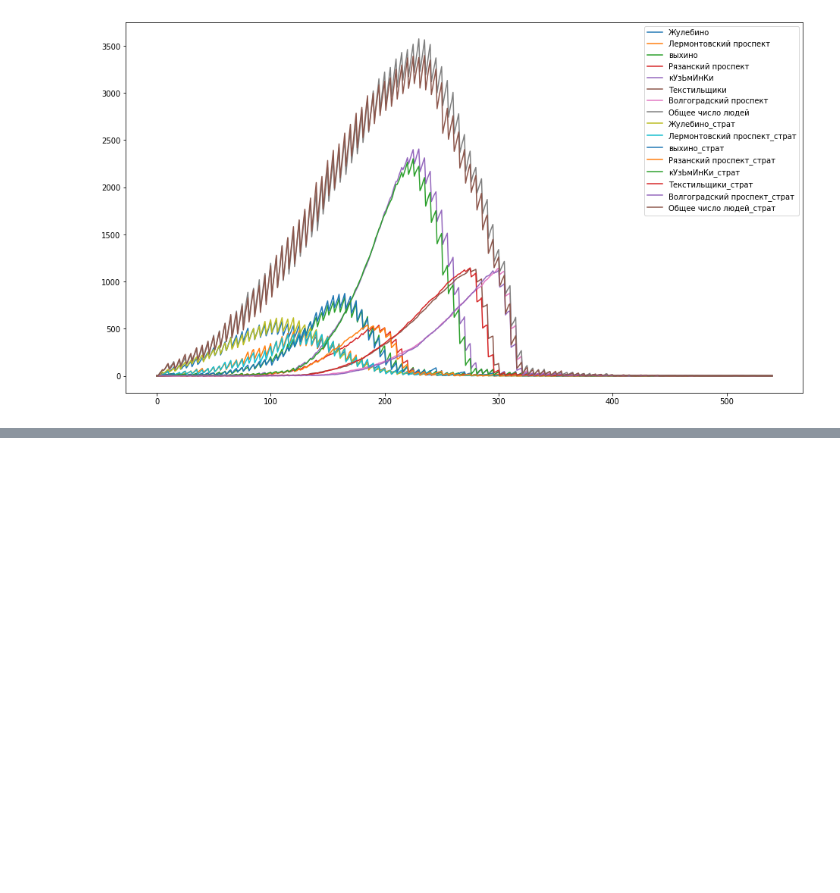
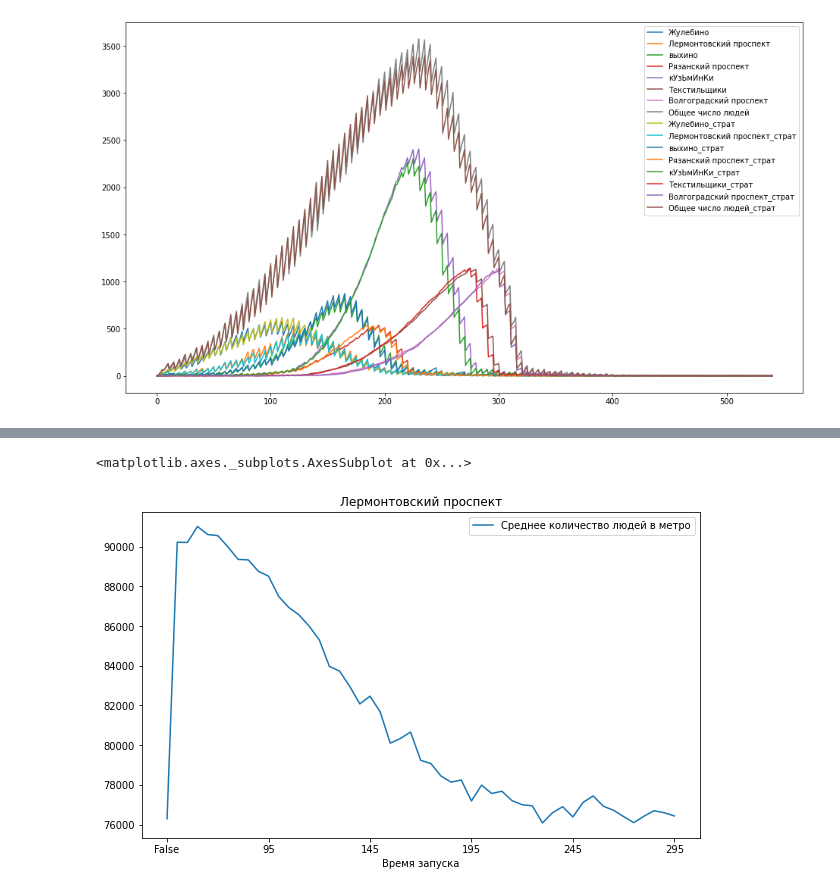
Before and after one commit to Migisen/r_homeworks, a Jupyter notebook: hw1/kit_researcher.ipynb, the cells around one changed output, grey strips where cells are left out. Cells and saved outputs as stored; diff of their text form; code cells hidden in the pictures; blank space fills up the shorter version.

```diff
--- a/hw1/kit_researcher.ipynb
+++ b/hw1/kit_researcher.ipynb
@@ -119,7 +119,14 @@ class Train:
 # %% [markdown]
 ## Один день в метро
 # %%
-def subway_hell(start_empty):
+def update_trains(trains):
+    new_trains = []
+    for train in trains:
+        if train.available and train.current_station != 7:
+            new_trains.append(train)
+    return new_trains
+
+def subway_hell(start_empty, target_station=4):
     # Создаём 8 станций и добавляем заглушку под поезда
 
     station_names = range(8)
@@ -133,6 +140,7 @@ def subway_hell(start_empty):
     for minute in range(1, 540):
         if minute % 5 == 0:
 
+            train = update_trains(trains)
             if minute != start_empty:
                 # Добавляем обычный поезд
                 trains.append(Train(departure_time=minute))
@@ -150,7 +158,7 @@ def subway_hell(start_empty):
                         if train.empty is False:
                             people = train.load_people(station.people_amount)
                             station.people_amount -= people
-                        elif train.current_station < 3:
+                        elif train.current_station < target_station - 1:
                             train.next_station = train.current_station + 1
                         else:
                             train.load_people(station.people_amount)
@@ -249,13 +257,13 @@ __б)__  Администрация метро хочет противодейс
 # %%
 Q = Queue()
 
-def simulation_b(n_test, minutes):
+def simulation_b(n_test, minutes, target_station=4):
     results = np.zeros(n_test)
     kuzminki = np.zeros(n_test)
     for i in range(n_test):
-        test = subway_hell(minutes)
+        test = subway_hell(minutes, target_station=target_station)
         results[i] = np.sum(test[6])
-        kuzminki[i] = np.sum(test[4])
+        kuzminki[i] = np.sum(test[target_station])
     result = np.mean(results)
     kuzminki_mean = np.mean(kuzminki)
     #print(f'Пустой поезд отправляется(c первой платформы) в {minutes} | Результат = {result}')
@@ -267,16 +275,16 @@ def simulation_b(n_test, minutes):
 Результат показывает среднее число людей во всем метро. \
 Там где $Результат =  False$ не использовалась стратегия "пустой поезд"
 # %%
-def mp_simulation(start, stop, step):
+def mp_simulation(start, stop, step, reps=1000, target_station=4):
 
     n_minutes = list(range(start, stop, step))
     n_minutes.append(False)
-    n_tests = np.repeat(1000, len(n_minutes))
+    n_tests = np.repeat(reps, len(n_minutes))
     procs = []
     results = []
 
     for test, minute in zip(n_tests, n_minutes):
-        proc = Process(target=simulation_b, args=(test, minute))
+        proc = Process(target=simulation_b, args=(test, minute, target_station))
         procs.append(proc)
         proc.start()
 
@@ -407,0 +413,5 @@ __Ответ:__ Данная стратегий может незначител
+# %%
+col_names = ['Время запуска', 'Среднее количество людей в метро', 'Среднее число людей на Лермонтовском проспекте']
+lermontovskiy_prospect = mp_simulation(50, 300, 5, reps=100, target_station=1)
+lermontovskiy_df = pd.DataFrame(lermontovskiy_prospect, columns=col_names).sort_values(by=['Время запуска'])
+lermontovskiy_df
@@ -407,0 +436,5 @@ __Ответ:__ Данная стратегий может незначител
+# %%
+lermontovskiy_df.plot(x=col_names[0], y=col_names[1], title='Лермонтовский проспект')
+# %% [output]
+<matplotlib.axes._subplots.AxesSubplot at 0x...>
+[figure, added]
```
Also changed, not shown: parts of 16 cells of this notebook.
